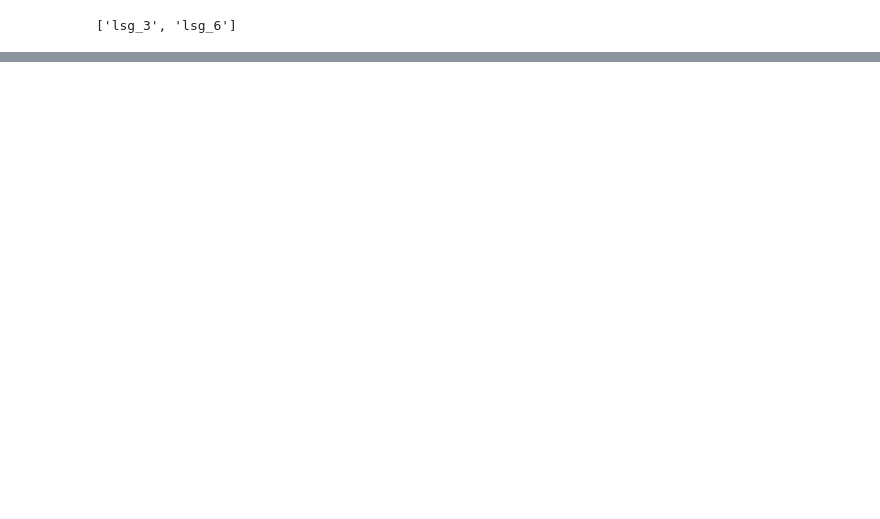
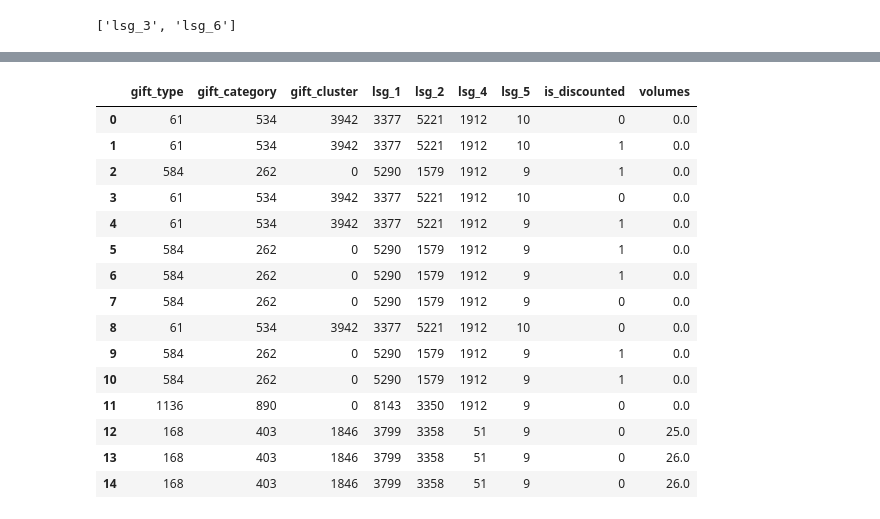
Before and after one commit to ayush7garg/good-friday-gifts-hackathon, a Jupyter notebook: good_friday_gifts.ipynb, the cells around one changed output, grey strips where cells are left out. Saved outputs shown, nothing was run; the diff lists cells and outputs as text; code cells hidden in the pictures; blank space fills up the shorter version.

```diff
--- a/good_friday_gifts.ipynb
+++ b/good_friday_gifts.ipynb
@@ -133,0 +93,21 @@ x_train = x_train.drop(columns=to_drop)
+# %%
+x_train = x_train.drop(columns=['instock_date','stock_update_date','uk_date1','uk_date2','gift_id'])
+# %%
+x_train.head(15)
+# %% [output]
+|  | gift_type | gift_category | gift_cluster | lsg_1 | lsg_2 | lsg_4 | lsg_5 | is_discounted | volumes |
+| 0 | 61 | 534 | 3942 | 3377 | 5221 | 1912 | 10 | 0 | 0.0 |
+| 1 | 61 | 534 | 3942 | 3377 | 5221 | 1912 | 10 | 1 | 0.0 |
+| 2 | 584 | 262 | 0 | 5290 | 1579 | 1912 | 9 | 1 | 0.0 |
+| 3 | 61 | 534 | 3942 | 3377 | 5221 | 1912 | 10 | 0 | 0.0 |
+| 4 | 61 | 534 | 3942 | 3377 | 5221 | 1912 | 9 | 1 | 0.0 |
+| 5 | 584 | 262 | 0 | 5290 | 1579 | 1912 | 9 | 1 | 0.0 |
+| 6 | 584 | 262 | 0 | 5290 | 1579 | 1912 | 9 | 1 | 0.0 |
+| 7 | 584 | 262 | 0 | 5290 | 1579 | 1912 | 9 | 0 | 0.0 |
+| 8 | 61 | 534 | 3942 | 3377 | 5221 | 1912 | 10 | 0 | 0.0 |
+| 9 | 584 | 262 | 0 | 5290 | 1579 | 1912 | 9 | 1 | 0.0 |
+| 10 | 584 | 262 | 0 | 5290 | 1579 | 1912 | 9 | 1 | 0.0 |
+| 11 | 1136 | 890 | 0 | 8143 | 3350 | 1912 | 9 | 0 | 0.0 |
+| 12 | 168 | 403 | 1846 | 3799 | 3358 | 51 | 9 | 0 | 25.0 |
+| 13 | 168 | 403 | 1846 | 3799 | 3358 | 51 | 9 | 0 | 26.0 |
+| 14 | 168 | 403 | 1846 | 3799 | 3358 | 51 | 9 | 0 | 26.0 |
```
Also changed, not shown: parts of 57 cells of this notebook.
